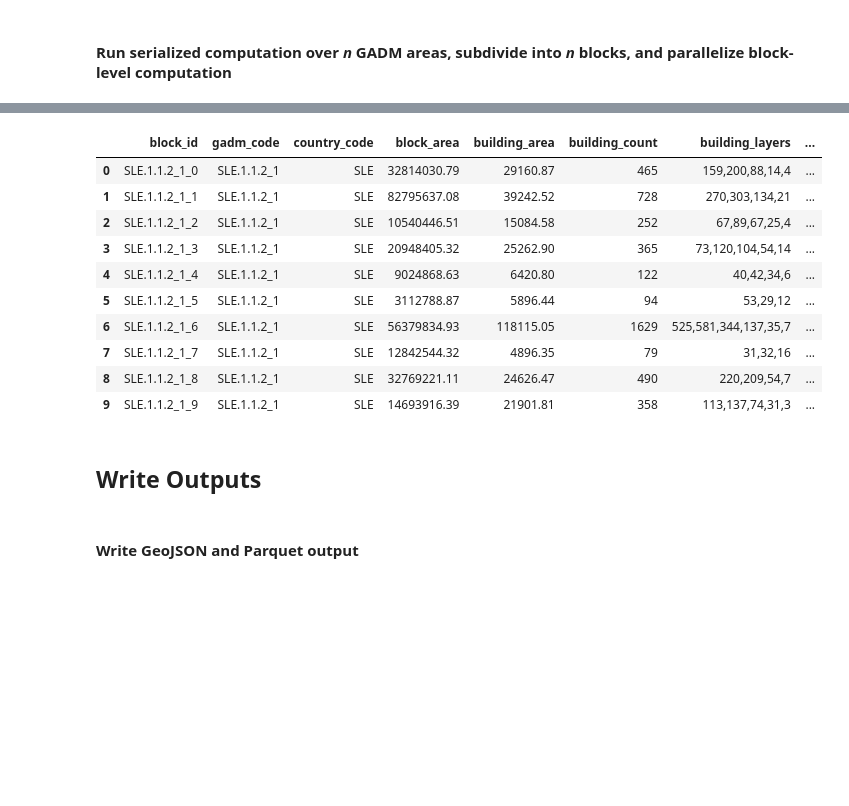
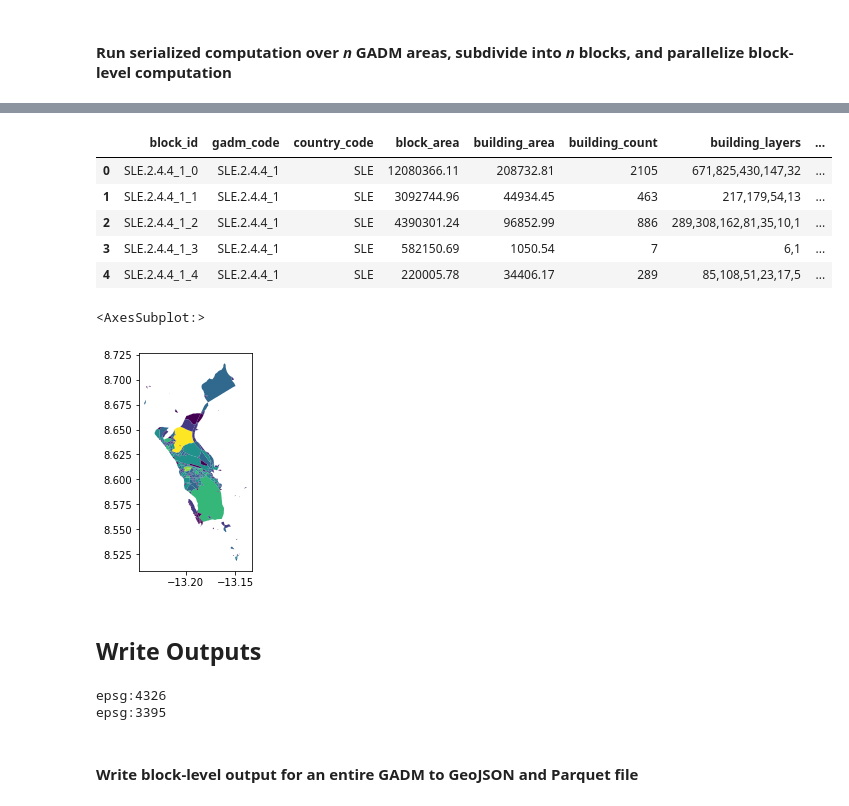
Before and after one commit to mansueto-institute/kblock, a Jupyter notebook: examples/vignette/dev-mnp.ipynb, the cells around one changed output, grey strips where cells are left out. Drawn from its saved outputs; the diff is of its cells as text; code cells hidden in the pictures; blank space fills up the shorter version.

```diff
--- a/examples/vignette/dev-mnp.ipynb
+++ b/examples/vignette/dev-mnp.ipynb
@@ -258,7 +323,7 @@ def compute_layers(block_data, bldg_data, block_col, block_id, street_linestring
 #### Read in country-level GADM delineations
 # %%
 # Read in the GADM of country
-gadm_gpd = gpd.read_file('/Users/nm/Desktop/mnp-dev/block_pygeos/block_input_data/gadm/gadm36_SLE_3.shp').to_crs(epsg = 4326)
+gadm_gpd = gpd.read_file('./data/gadm/gadm36_SLE_3.shp').to_crs(epsg = 4326)
 # Construct list of GADMs
 gadm_level = max([(re.sub('GID_', '', i)) for i in list(filter(re.compile("GID_*").match, list(gadm_gpd.columns)))])
 gadm_list = list(gadm_gpd['GID_'+ gadm_level].unique())
@@ -376,18 +462,19 @@ results_serial.plot(column='k_complexity', legend=True, cmap = 'viridis')
 #### Run *k*-function across 2-partitions of blocks in parallel
 # %%
 %%time
-bag_sequence = db.from_sequence(test_sequence, npartitions=2) # adjust partitions
+bag_sequence = db.from_sequence(test_sequence, npartitions=2) # partition_size=2
 compute_sequence = bag_sequence.map(lambda x: compute_k(block_data = gadm_blocks,
-                              bldg_data = block_coded_buildings,
-                              block_col = 'block_id',
-                              block_id = x,
-                              street_linestrings = osm_highways))
+                                                        bldg_data = block_coded_buildings,
+                                                        block_col = 'block_id',
+                                                        block_id = x,
+                                                        street_linestrings = osm_highways,
+                                                        buffer_streets=True))
 
 output_sequence = compute_sequence.compute()
 #output_sequence = compute_sequence.persist() # use when on a cluster
 results_parallel = gpd.GeoDataFrame(columns = ['block_id', 'gadm_code', 'country_code',
-                                      'block_area', 'building_area', 'building_count',
-                                      'building_layers', 'k_complexity', 'geometry']).set_crs(epsg=4326)
+                                               'block_area', 'building_area', 'building_count',
+                                               'building_layers', 'k_complexity', 'geometry']).set_crs(epsg=4326)
 
 for i,j in enumerate(output_sequence): results_parallel = results_parallel.append(output_sequence[i],
                                                                                   ignore_index=True)
@@ -401,9 +500,10 @@ Wall time: 16.2 s
 # %%
 %%time
 k_output_serial = gpd.GeoDataFrame(columns = ['block_id', 'gadm_code', 'country_code',
-                                           'block_area', 'building_area', 'building_count',
-                                           'building_layers', 'k_complexity', 'geometry']).set_crs(epsg=4326)
-for i in gadm_list[1:2]:
+                                              'block_area', 'building_area', 'building_count',
+                                              'building_layers', 'k_complexity', 'geometry']).set_crs(epsg=4326)
+for i in gadm_list[152:153]:
+    print(i)
     gadm_blocks = build_blocks(gadm_data = gadm_gpd,
                                osm_data = osm_pygeos,
                                gadm_level = gadm_level,
@@ -420,11 +520,13 @@ for i in gadm_list[1:2]:
     block_metrics = []
 
     for x in gadm_blocks_list:
+        #print(x)
         df_k = compute_k(block_data = gadm_blocks,
                          bldg_data = block_coded_buildings,
                          block_col = 'block_id',
                          block_id = x,
-                         street_linestrings = osm_highways)
+                         street_linestrings = osm_highways,
+                         buffer_streets=True)
         block_metrics.append(df_k)
 
     k_output_serial = k_output_serial.append(block_metrics, ignore_index=True)
@@ -452,7 +555,8 @@ k_output_serial.head(10)
 k_output_parallel = gpd.GeoDataFrame(columns = ['block_id', 'gadm_code', 'country_code',
                                            'block_area', 'building_area', 'building_count',
                                            'building_layers', 'k_complexity', 'geometry']).set_crs(epsg=4326)
-for i in gadm_list[1:2]:
+for i in gadm_list[78:79]:
+    print(i)
     gadm_blocks = build_blocks(gadm_data = gadm_gpd,
                                osm_data = osm_pygeos,
                                gadm_level = gadm_level,
@@ -466,12 +570,14 @@ for i in gadm_list[1:2]:
     block_coded_buildings = index_buildings(gadm_block_data = gadm_blocks,
                                             bldg_data = building_gpd)
 
-    bag_sequence = db.from_sequence(gadm_blocks_list, npartitions=2)
+    bag_sequence = db.from_sequence(gadm_blocks_list, npartitions=2) #partition_size=2
     compute_sequence = bag_sequence.map(lambda x: compute_k(block_data = gadm_blocks,
-                                                bldg_data = block_coded_buildings,
-                                                block_col = 'block_id',
-                                                block_id = x,
-                                                street_linestrings = osm_highways))
+                                                            bldg_data = block_coded_buildings,
+                                                            block_col = 'block_id',
+                                                            block_id = x,
+                                                            street_linestrings = osm_highways,
+                                                            buffer_streets=True))
+
     output_sequence = compute_sequence.compute()
     #output_sequence = compute_sequence.persist() # use when on a cluster
     for i,j in enumerate(output_sequence): k_output_parallel = k_output_parallel.append(output_sequence[i],
@@ -487,19 +589,25 @@ k_output_parallel.plot(column='k_complexity', legend=True, cmap = 'viridis')
 # %%
-k_output_parallel.head(10)
+k_output_parallel.head(5)
 # %% [output]
 |  | block_id | gadm_code | country_code | block_area | building_area | building_count | building_layers | ... |
-| 0 | SLE.1.1.2_1_0 | SLE.1.1.2_1 | SLE | 32814030.79 | 29160.87 | 465 | 159,200,88,14,4 | ... |
-| 1 | SLE.1.1.2_1_1 | SLE.1.1.2_1 | SLE | 82795637.08 | 39242.52 | 728 | 270,303,134,21 | ... |
-| 2 | SLE.1.1.2_1_2 | SLE.1.1.2_1 | SLE | 10540446.51 | 15084.58 | 252 | 67,89,67,25,4 | ... |
-| 3 | SLE.1.1.2_1_3 | SLE.1.1.2_1 | SLE | 20948405.32 | 25262.90 | 365 | 73,120,104,54,14 | ... |
-| 4 | SLE.1.1.2_1_4 | SLE.1.1.2_1 | SLE | 9024868.63 | 6420.80 | 122 | 40,42,34,6 | ... |
-| 5 | SLE.1.1.2_1_5 | SLE.1.1.2_1 | SLE | 3112788.87 | 5896.44 | 94 | 53,29,12 | ... |
-| 6 | SLE.1.1.2_1_6 | SLE.1.1.2_1 | SLE | 56379834.93 | 118115.05 | 1629 | 525,581,344,137,35,7 | ... |
-| 7 | SLE.1.1.2_1_7 | SLE.1.1.2_1 | SLE | 12842544.32 | 4896.35 | 79 | 31,32,16 | ... |
-| 8 | SLE.1.1.2_1_8 | SLE.1.1.2_1 | SLE | 32769221.11 | 24626.47 | 490 | 220,209,54,7 | ... |
-| 9 | SLE.1.1.2_1_9 | SLE.1.1.2_1 | SLE | 14693916.39 | 21901.81 | 358 | 113,137,74,31,3 | ... |
+| 0 | SLE.2.4.4_1_0 | SLE.2.4.4_1 | SLE | 12080366.11 | 208732.81 | 2105 | 671,825,430,147,32 | ... |
+| 1 | SLE.2.4.4_1_1 | SLE.2.4.4_1 | SLE | 3092744.96 | 44934.45 | 463 | 217,179,54,13 | ... |
+| 2 | SLE.2.4.4_1_2 | SLE.2.4.4_1 | SLE | 4390301.24 | 96852.99 | 886 | 289,308,162,81,35,10,1 | ... |
+| 3 | SLE.2.4.4_1_3 | SLE.2.4.4_1 | SLE | 582150.69 | 1050.54 | 7 | 6,1 | ... |
+| 4 | SLE.2.4.4_1_4 | SLE.2.4.4_1 | SLE | 220005.78 | 34406.17 | 289 | 85,108,51,23,17,5 | ... |
+# %%
+k_output_parallel.plot(column='k_complexity', legend=False, cmap = 'viridis')
+# %% [output]
+<AxesSubplot:>
+[figure, new version]
 # %% [markdown]
 ## Write Outputs
+# %%
+print(k_output_serial.crs)
+print(k_layers.crs)
+# %% [output]
+epsg:4326
+epsg:3395
 # %% [markdown]
-#### Write GeoJSON and Parquet output
+#### Write block-level output for an entire GADM to GeoJSON and Parquet file
 # %%
```
Also changed, not shown: parts of 34 cells of this notebook.
